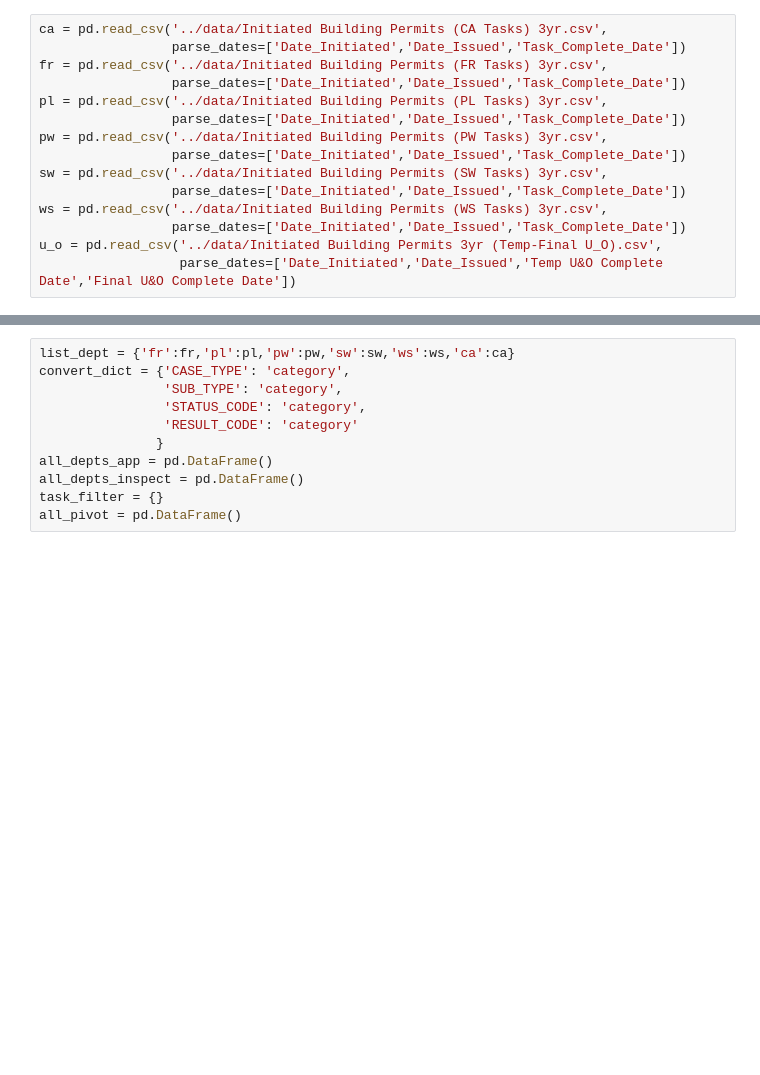
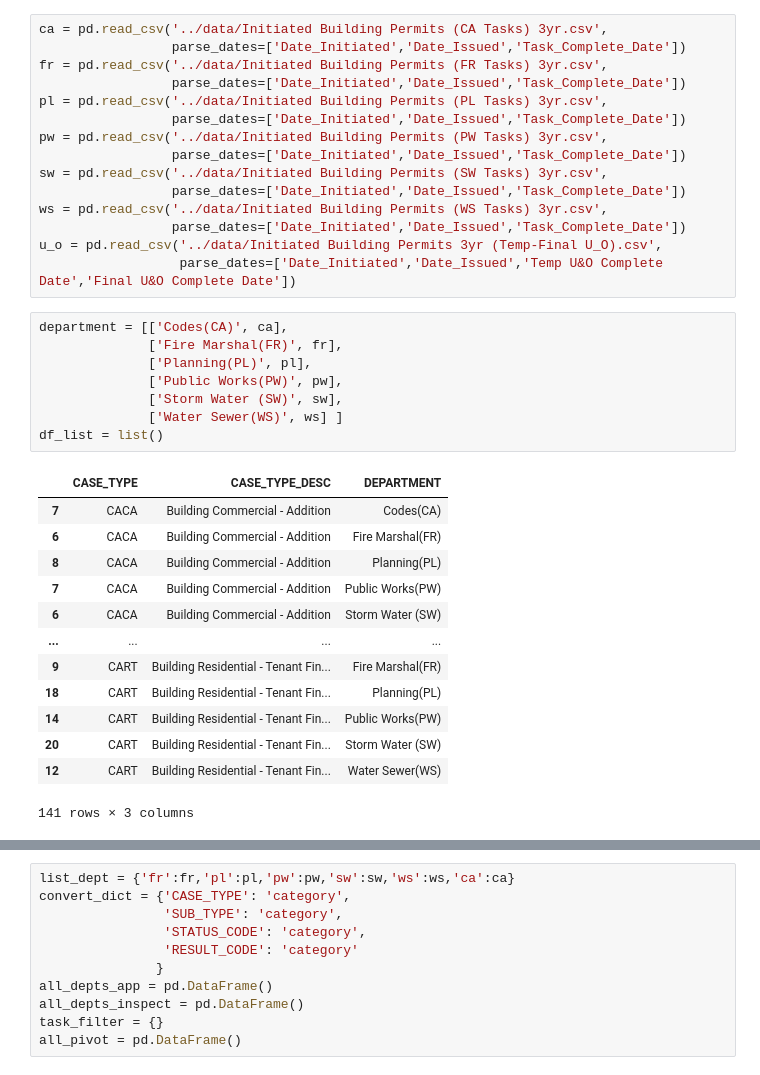
Before and after one commit to Z-Dot13/metro_codes_building_permits-moneyball, a Jupyter notebook: notebooks/combinedataframes.ipynb, the cells around one changed output, grey strips where cells are left out. Saved outputs shown, nothing was run; the diff lists cells and outputs as text; blank space fills up the shorter version.

```diff
--- a/notebooks/combinedataframes.ipynb
+++ b/notebooks/combinedataframes.ipynb
@@ -18,3 +18,25 @@ ws = pd.read_csv('../data/Initiated Building Permits (WS Tasks) 3yr.csv',
                  parse_dates=['Date_Initiated','Date_Issued','Task_Complete_Date'])
 u_o = pd.read_csv('../data/Initiated Building Permits 3yr (Temp-Final U_O).csv',
                   parse_dates=['Date_Initiated','Date_Issued','Temp U&O Complete Date','Final U&O Complete Date'])
+# %%
+department = [['Codes(CA)', ca],
+              ['Fire Marshal(FR)', fr],
+              ['Planning(PL)', pl],
+              ['Public Works(PW)', pw],
+              ['Storm Water (SW)', sw],
+              ['Water Sewer(WS)', ws] ]
+df_list = list()
+# %% [output]
+|  | CASE_TYPE | CASE_TYPE_DESC | DEPARTMENT |
+| 7 | CACA | Building Commercial - Addition | Codes(CA) |
+| 6 | CACA | Building Commercial - Addition | Fire Marshal(FR) |
+| 8 | CACA | Building Commercial - Addition | Planning(PL) |
+| 7 | CACA | Building Commercial - Addition | Public Works(PW) |
+| 6 | CACA | Building Commercial - Addition | Storm Water (SW) |
+| ... | ... | ... | ... |
+| 9 | CART | Building Residential - Tenant Fin... | Fire Marshal(FR) |
+| 18 | CART | Building Residential - Tenant Fin... | Planning(PL) |
+| 14 | CART | Building Residential - Tenant Fin... | Public Works(PW) |
+| 20 | CART | Building Residential - Tenant Fin... | Storm Water (SW) |
+| 12 | CART | Building Residential - Tenant Fin... | Water Sewer(WS) |
+141 rows × 3 columns
```
Also changed, not shown: parts of 9 cells of this notebook, 3 other files.
